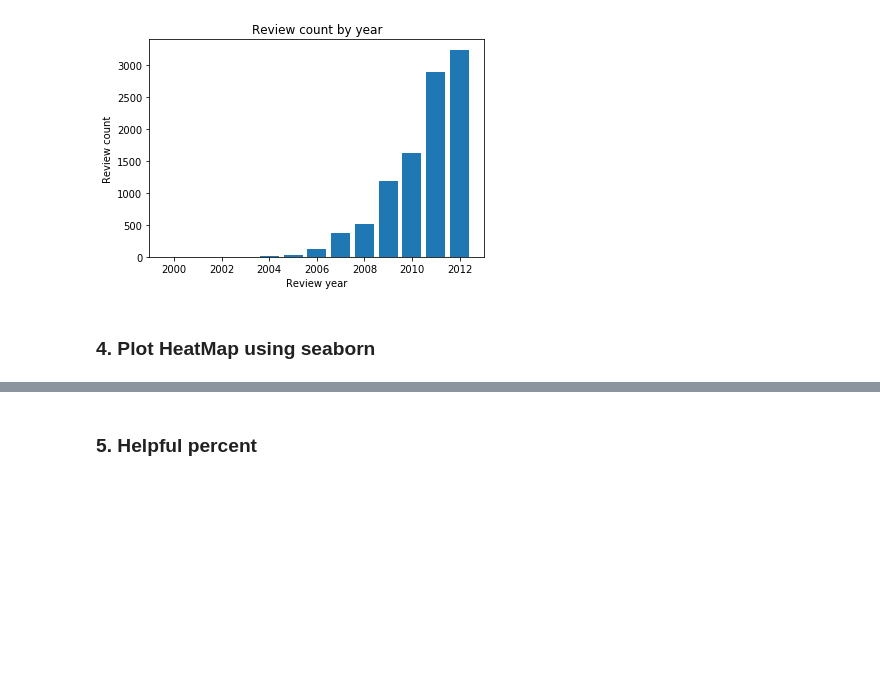
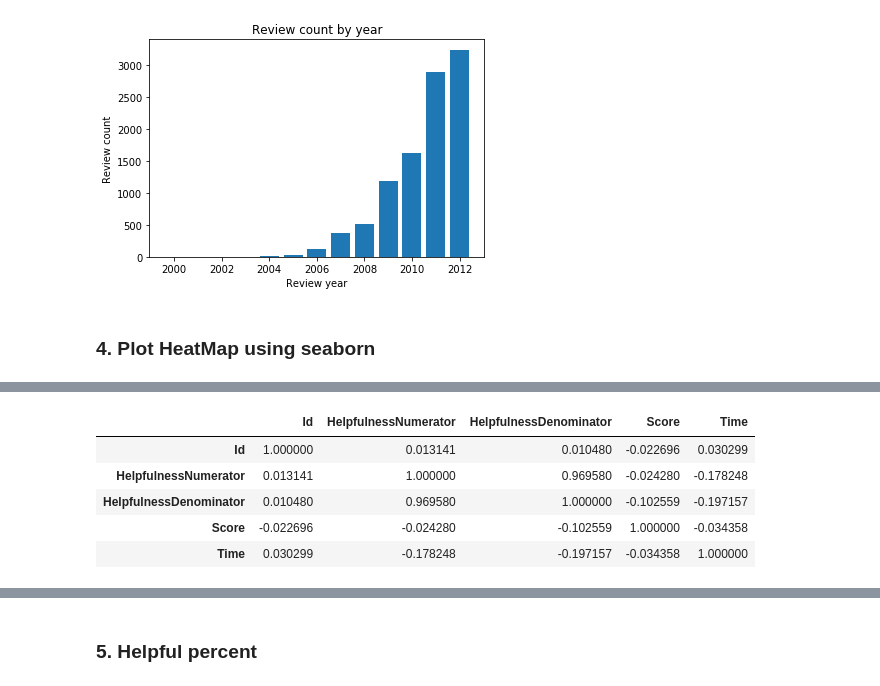
Before and after one commit to kevin110604/FDA_practice, a Jupyter notebook: FDA_hw1.ipynb, the cells around one changed output, grey strips where cells are left out. Saved outputs shown, nothing was run; the diff lists cells and outputs as text; code cells hidden in the pictures; blank space fills up the shorter version.

```diff
--- a/FDA_hw1.ipynb
+++ b/FDA_hw1.ipynb
@@ -458,0 +476,10 @@ Text(0.5, 1.0, 'Review count by year')
+# %%
+corr = df4.corr()
+corr
+# %% [output]
+|  | Id | HelpfulnessNumerator | HelpfulnessDenominator | Score | Time |
+| Id | 1.000000 | 0.013141 | 0.010480 | -0.022696 | 0.030299 |
+| HelpfulnessNumerator | 0.013141 | 1.000000 | 0.969580 | -0.024280 | -0.178248 |
+| HelpfulnessDenominator | 0.010480 | 0.969580 | 1.000000 | -0.102559 | -0.197157 |
+| Score | -0.022696 | -0.024280 | -0.102559 | 1.000000 | -0.034358 |
+| Time | 0.030299 | -0.178248 | -0.197157 | -0.034358 | 1.000000 |
```
Also changed, not shown: parts of 5 cells of this notebook.
